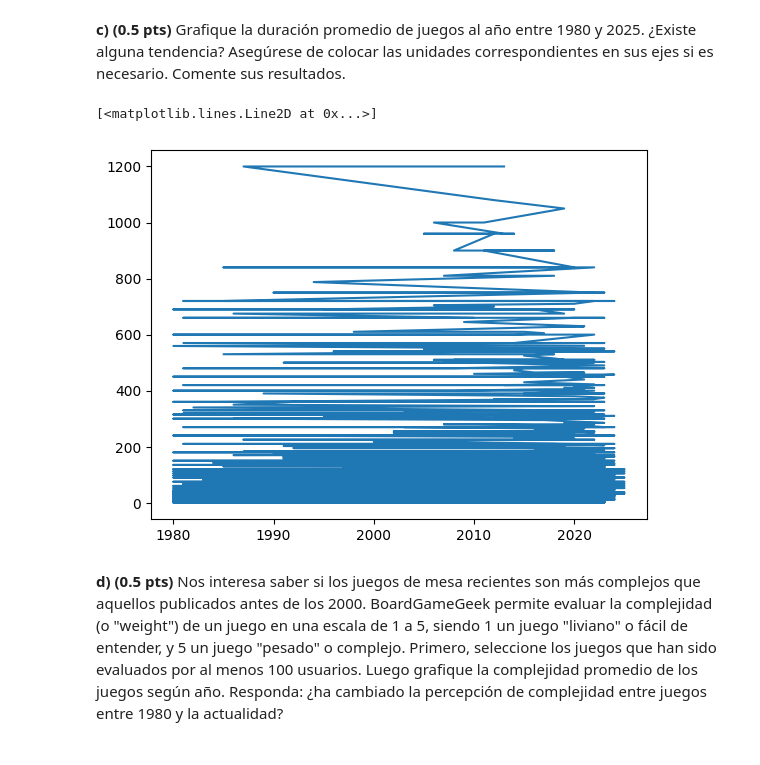
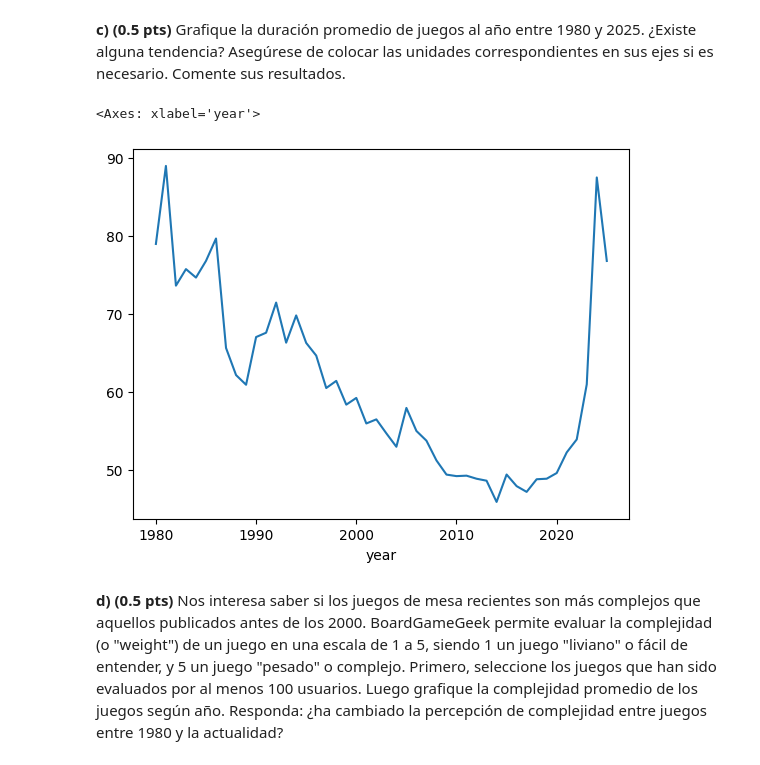
Before and after one commit to Cristobal-Lyon-Diaz/IMT2200-Cristobal-Lyon, a Jupyter notebook: Tarea 01/IMT2200-25s2 - Tarea 01.ipynb, the cells around one changed output. Saved outputs shown, nothing was run; the diff lists cells and outputs as text; code cells hidden in the pictures.

```diff
--- a/Tarea 01/IMT2200-25s2 - Tarea 01.ipynb
+++ b/Tarea 01/IMT2200-25s2 - Tarea 01.ipynb
@@ -238,28 +238,30 @@ nuevo_analisis
 # %%
 nuevo_analisis_anos_restringidos = original_info_juegos.copy()[["min_time", "max_time", "year"]]
 nuevo_analisis_anos_restringidos = nuevo_analisis_anos_restringidos.sort_values("year")[(nuevo_analisis_anos_restringidos["year"]<=2025) & (nuevo_analisis_anos_restringidos["year"]>=1980)]
 nuevo_analisis_anos_restringidos
 avg_time = (nuevo_analisis_anos_restringidos["min_time"] + nuevo_analisis_anos_restringidos["max_time"]) / 2
 avg_time
 
 #nueva_info_juegos = original_info_juegos.copy()
 nuevo_analisis_anos_restringidos["avg_time"] = avg_time
 
 
 
 
 nuevo_analisis_anos_restringidos = nuevo_analisis_anos_restringidos.sort_values("min_time")[((nuevo_analisis_anos_restringidos["min_time"]<=1200) | nuevo_analisis_anos_restringidos["min_time"].isna())]
 nuevo_analisis_anos_restringidos.dropna(how="all")
 nuevo_analisis_anos_restringidos = nuevo_analisis_anos_restringidos.sort_values("max_time")[((nuevo_analisis_anos_restringidos["max_time"]<=1200) | nuevo_analisis_anos_restringidos["min_time"].isna())]
 nuevo_analisis_anos_restringidos = nuevo_analisis_anos_restringidos.sort_values("max_time")[((nuevo_analisis_anos_restringidos["max_time"]>=nuevo_analisis_anos_restringidos["min_time"]) | nuevo_analisis_anos_restringidos["min_time"].isna() | nuevo_analisis_anos_restringidos["max_time"].isna())]
 nuevo_analisis_anos_restringidos = nuevo_analisis_anos_restringidos.sort_values("avg_time")[nuevo_analisis_anos_restringidos["avg_time"]>0]
-nuevo_analisis_anos_restringidos.groupby("year")
+grafico_analisis = nuevo_analisis_anos_restringidos.groupby("year")["avg_time"].mean()
 
 
 
-plt.plot(nuevo_analisis_anos_restringidos["year"], nuevo_analisis_anos_restringidos["avg_time"])
+grafico_analisis.plot()
+
+# La tendencia esta clara, entre 1980 al 2020, la duracion de los juegos fue bajando cada vez mas, hasta la pandemia, que nuevamente, como en la creacion de juegos de mesa, esta influyo y subio enormemente el promedio de duracion de los juegos de mesa
 # %% [output]
-[<matplotlib.lines.Line2D at 0x...>]
+<Axes: xlabel='year'>
-[figure, old version]
+[figure, new version]
 # %% [markdown]
 **d) (0.5 pts)** Nos interesa saber si los juegos de mesa recientes son más complejos que aquellos publicados antes de los 2000. BoardGameGeek permite evaluar la complejidad (o "weight") de un juego en una escala de 1 a 5, siendo 1 un juego "liviano" o fácil de entender, y 5 un juego "pesado" o complejo. Primero, seleccione los juegos que han sido evaluados por al menos 100 usuarios. Luego grafique la complejidad promedio de los juegos según año. Responda: ¿ha cambiado la percepción de complejidad entre juegos entre 1980 y la actualidad?
```
Also changed, not shown: parts of 2 cells of this notebook.
